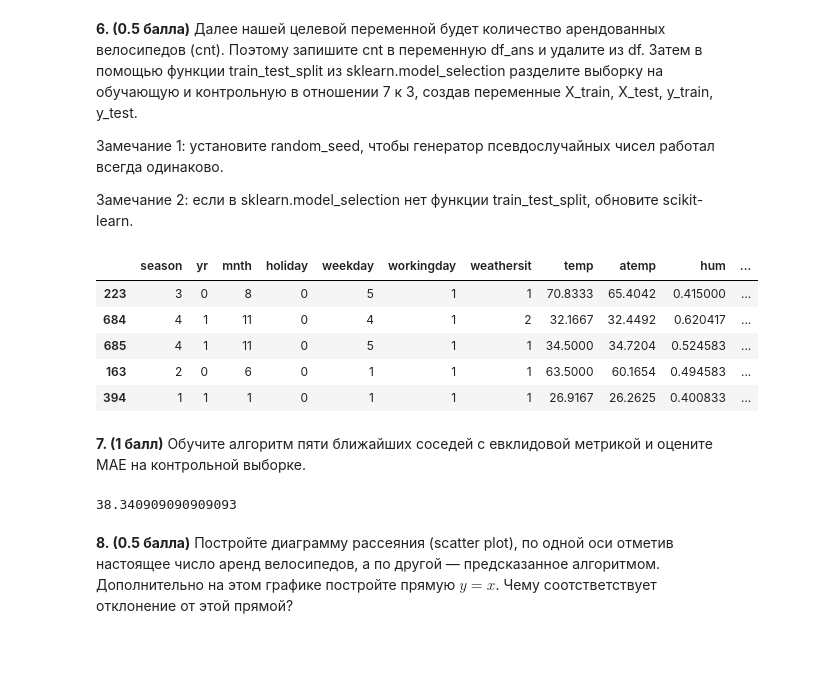
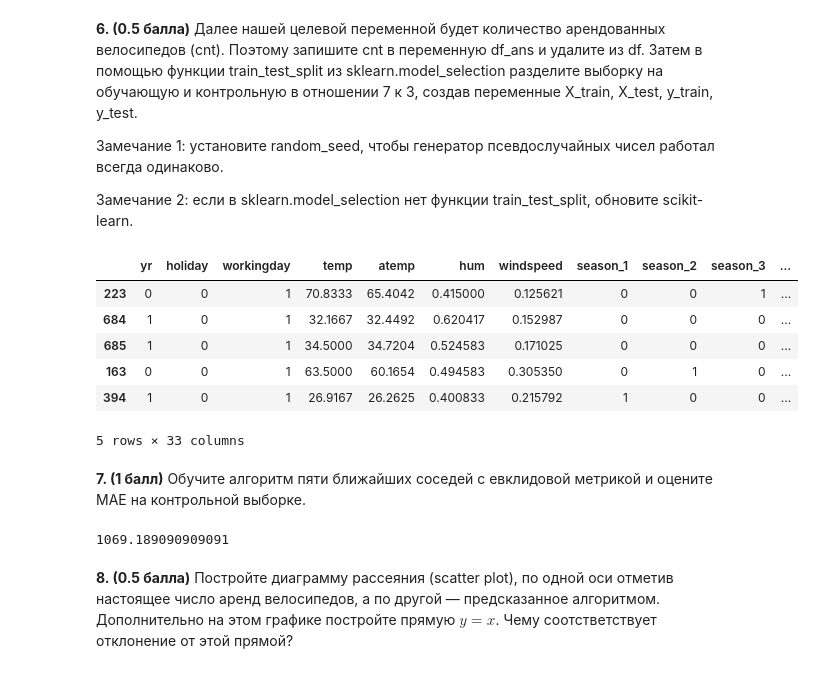
Before and after one commit to BobrG/IreneGit, a Jupyter notebook: HW1.ipynb, the cells around one changed output. Cells and saved outputs as stored; diff of their text form; code cells hidden in the pictures.

```diff
--- a/HW1.ipynb
+++ b/HW1.ipynb
@@ -77,6 +77,7 @@ plt.scatter(data['atemp'], data['cnt'])
 # %% [markdown]
 **4. (0.5 балла)** Преобразуйте небинарные категориальные признаки с помощью one-hot кодирования. Сделать это можно с помощью функции pd.get_dummies, указав нужные столбцы в параметре columns. Сколько признаков получилось после кодирования? И какой категориальный признак породил больше всего бинарных?
 # %%
-pd.get_dummies(data, columns=['season', 'weathersit', 'yr', 'mnth'])
+data = pd.get_dummies(data, columns=['season', 'weathersit', 'mnth', 'weekday'])
+# yr, weathersit, workingday are binary features
 data.head()
 # %% [output]
@@ -102,28 +110,29 @@ data = data.drop(['instant', 'dteday', 'casual', 'registered'], axis=1)
 Замечание 2: если в sklearn.model_selection нет функции train_test_split, обновите scikit-learn.
 # %%
 from sklearn.model_selection import train_test_split
-df_ans = data['cnt']
-data.drop('cnt', axis=1)
+df_ans = data['cnt'].values
+data = data.drop('cnt', axis=1) # we can also use inplace=True
 X_train, X_test, y_train, y_test = train_test_split(data, df_ans, test_size=0.3, random_state=42)
 X_train.head(5)
 # %% [output]
-|  | season | yr | mnth | holiday | weekday | workingday | weathersit | temp | atemp | hum | ... |
-| 223 | 3 | 0 | 8 | 0 | 5 | 1 | 1 | 70.8333 | 65.4042 | 0.415000 | ... |
-| 684 | 4 | 1 | 11 | 0 | 4 | 1 | 2 | 32.1667 | 32.4492 | 0.620417 | ... |
-| 685 | 4 | 1 | 11 | 0 | 5 | 1 | 1 | 34.5000 | 34.7204 | 0.524583 | ... |
-| 163 | 2 | 0 | 6 | 0 | 1 | 1 | 1 | 63.5000 | 60.1654 | 0.494583 | ... |
-| 394 | 1 | 1 | 1 | 0 | 1 | 1 | 1 | 26.9167 | 26.2625 | 0.400833 | ... |
+|  | yr | holiday | workingday | temp | atemp | hum | windspeed | season_1 | season_2 | season_3 | ... |
+| 223 | 0 | 0 | 1 | 70.8333 | 65.4042 | 0.415000 | 0.125621 | 0 | 0 | 1 | ... |
+| 684 | 1 | 0 | 1 | 32.1667 | 32.4492 | 0.620417 | 0.152987 | 0 | 0 | 0 | ... |
+| 685 | 1 | 0 | 1 | 34.5000 | 34.7204 | 0.524583 | 0.171025 | 0 | 0 | 0 | ... |
+| 163 | 0 | 0 | 1 | 63.5000 | 60.1654 | 0.494583 | 0.305350 | 0 | 1 | 0 | ... |
+| 394 | 1 | 0 | 1 | 26.9167 | 26.2625 | 0.400833 | 0.215792 | 1 | 0 | 0 | ... |
+5 rows × 33 columns
 # %% [markdown]
 **7. (1 балл)** Обучите алгоритм пяти ближайших соседей с евклидовой метрикой и оцените MAE на контрольной выборке.
 # %%
-from sklearn.neighbors import KNeighborsClassifier
+from sklearn.neighbors import KNeighborsRegressor
 from sklearn.metrics import mean_absolute_error
-clf = KNeighborsClassifier(n_neighbors=5, metric='euclidean')
+clf = KNeighborsRegressor(n_neighbors=5, metric='euclidean')
 clf.fit(X_train, y_train)
 y_pred = clf.predict(X_test)
 mean_absolute_error(y_test, y_pred)
 # %% [output]
-38.340909090909093
+1069.189090909091
 # %% [markdown]
 **8. (0.5 балла)** Постройте диаграмму рассеяния (scatter plot), по одной оси отметив настоящее число аренд велосипедов, а по другой — предсказанное алгоритмом. Дополнительно на этом графике постройте прямую $y = x$. Чему соотстветствует отклонение от этой прямой?
 # %%
```
Also changed, not shown: parts of 14 cells of this notebook.
